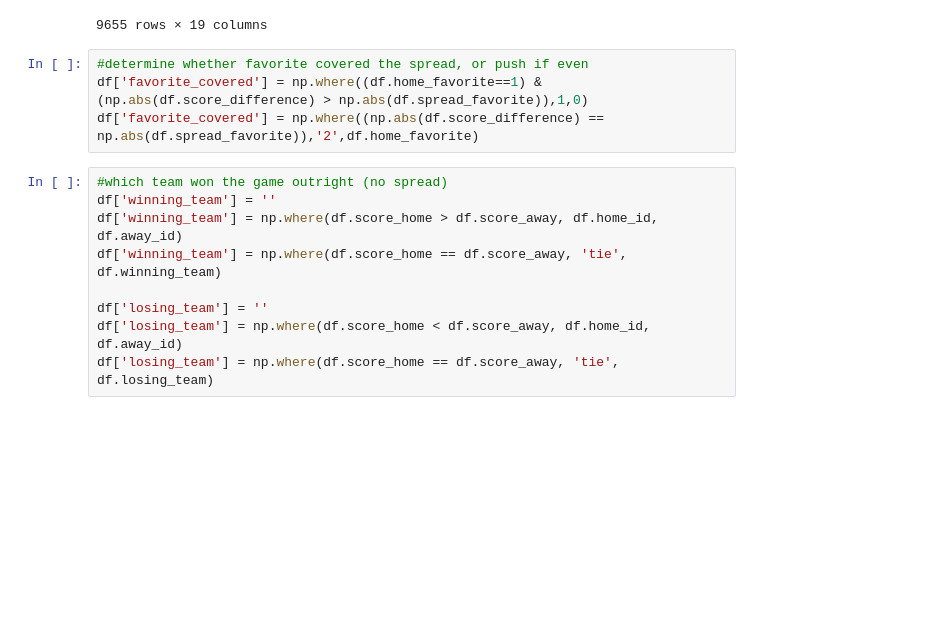
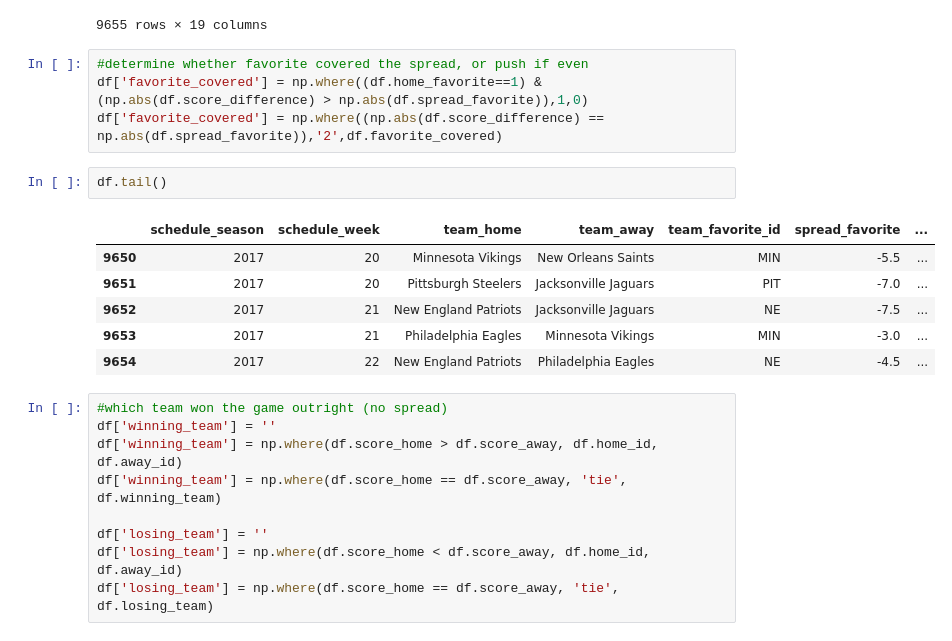
Before and after one commit to slieb74/NFL-Betting-Data, a Jupyter notebook: nfl_betting_data.ipynb, the cells around one changed output. Cells and saved outputs as stored; diff of their text form; blank space fills up the shorter version.

```diff
--- a/nfl_betting_data.ipynb
+++ b/nfl_betting_data.ipynb
@@ -126,7 +126,16 @@ df
 # %%
 #determine whether favorite covered the spread, or push if even
 df['favorite_covered'] = np.where((df.home_favorite==1) & (np.abs(df.score_difference) > np.abs(df.spread_favorite)),1,0)
-df['favorite_covered'] = np.where((np.abs(df.score_difference) == np.abs(df.spread_favorite)),'2',df.home_favorite)
+df['favorite_covered'] = np.where((np.abs(df.score_difference) == np.abs(df.spread_favorite)),'2',df.favorite_covered)
+# %%
+df.tail()
+# %% [output]
+|  | schedule_season | schedule_week | team_home | team_away | team_favorite_id | spread_favorite | ... |
+| 9650 | 2017 | 20 | Minnesota Vikings | New Orleans Saints | MIN | -5.5 | ... |
+| 9651 | 2017 | 20 | Pittsburgh Steelers | Jacksonville Jaguars | PIT | -7.0 | ... |
+| 9652 | 2017 | 21 | New England Patriots | Jacksonville Jaguars | NE | -7.5 | ... |
+| 9653 | 2017 | 21 | Philadelphia Eagles | Minnesota Vikings | MIN | -3.0 | ... |
+| 9654 | 2017 | 22 | New England Patriots | Philadelphia Eagles | NE | -4.5 | ... |
 # %%
 #which team won the game outright (no spread)
 df['winning_team'] = ''
```
Also changed, not shown: parts of 6 cells of this notebook, 1 other file.
